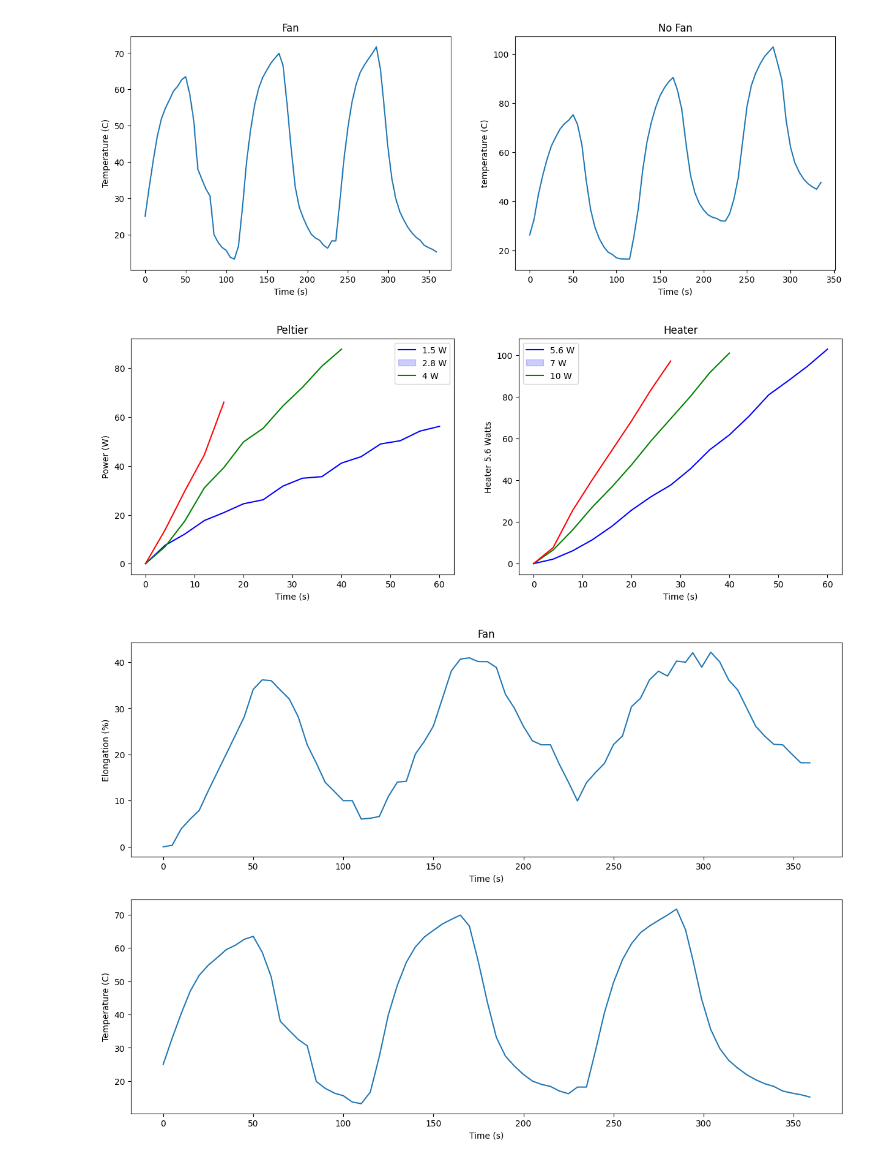
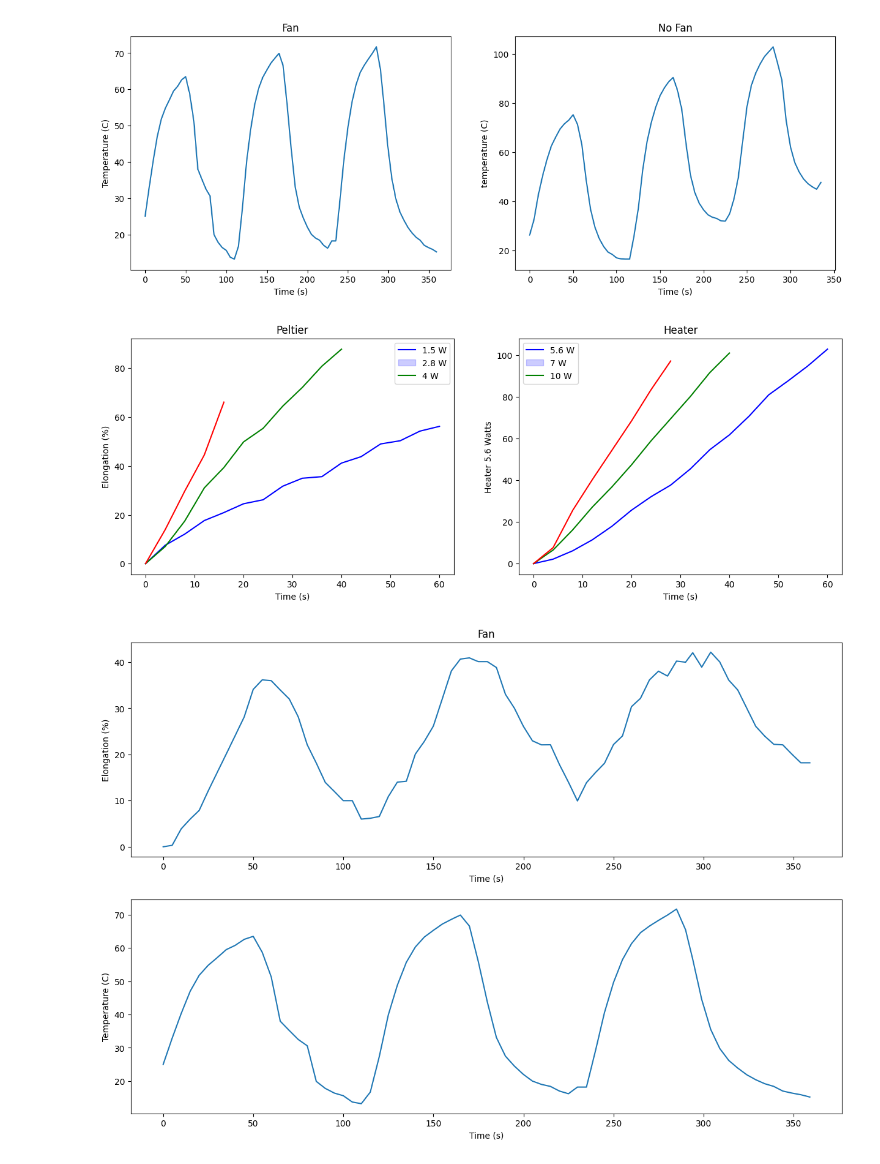
Before and after one commit to te5msride/peltier-comparisons, a Jupyter notebook: peltiercomparisons.ipynb, the cells around one changed output. Drawn from its saved outputs; the diff is of its cells as text; code cells hidden in the pictures.

```diff
--- a/peltiercomparisons.ipynb
+++ b/peltiercomparisons.ipynb
@@ -278,26 +278,26 @@ energyheater = energyheater[['time (s)','Heater 5.6 Watts','Heater 7 Watts','Hea
 # %%
 #plot
 fig, ax = plt.subplots(1,2,figsize=(15,5))
 sns.lineplot(x='time (s)',y='Flexible 1.5 Watts',data=energypeltier,ax=ax[0],color='blue')
 sns.lineplot(x='time (s)',y='Flexible 2.8 Watts',data=energypeltier,ax=ax[0],color='green')
 sns.lineplot(x='time (s)',y='Flexible 4 Watts',data=energypeltier,ax=ax[0],color='red')
 sns.lineplot(x='time (s)',y='Heater 5.6 Watts',data=energyheater,ax=ax[1],color='blue')
 sns.lineplot(x='time (s)',y='Heater 7 Watts',data=energyheater,ax=ax[1],color='green')
 sns.lineplot(x='time (s)',y='Heater 10 Watts',data=energyheater,ax=ax[1],color='red')
 ax[0].set_title('Peltier')
 ax[1].set_title('Heater')
-ax[0].set_ylabel('Power (W)')
+ax[0].set_ylabel('Elongation (%)')
 ax[0].set_xlabel('Time (s)')
 ax[1].set_xlabel('Time (s)')
 ax[0].legend(['1.5 W','2.8 W','4 W'])
 ax[1].legend(['5.6 W','7 W','10 W'])
 plt.show()
 
 
 #save plot as svg
 fig.savefig('peltier_heater.svg')
 # %% [output]
-[figure, old version]
+[figure, new version]
 # %%
 #plot fan a vertical subplot of fan elongation percentage and temperature
 fig, ax = plt.subplots(2,1,figsize=(15,10))
```
Also changed, not shown: parts of 1 cell of this notebook.
